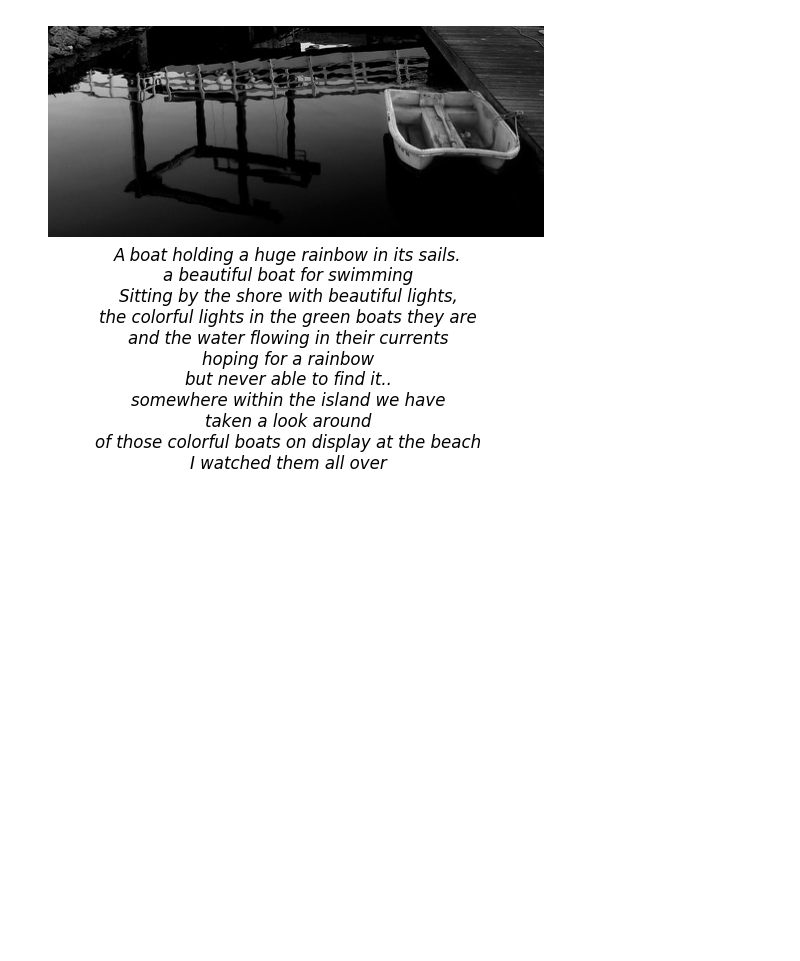
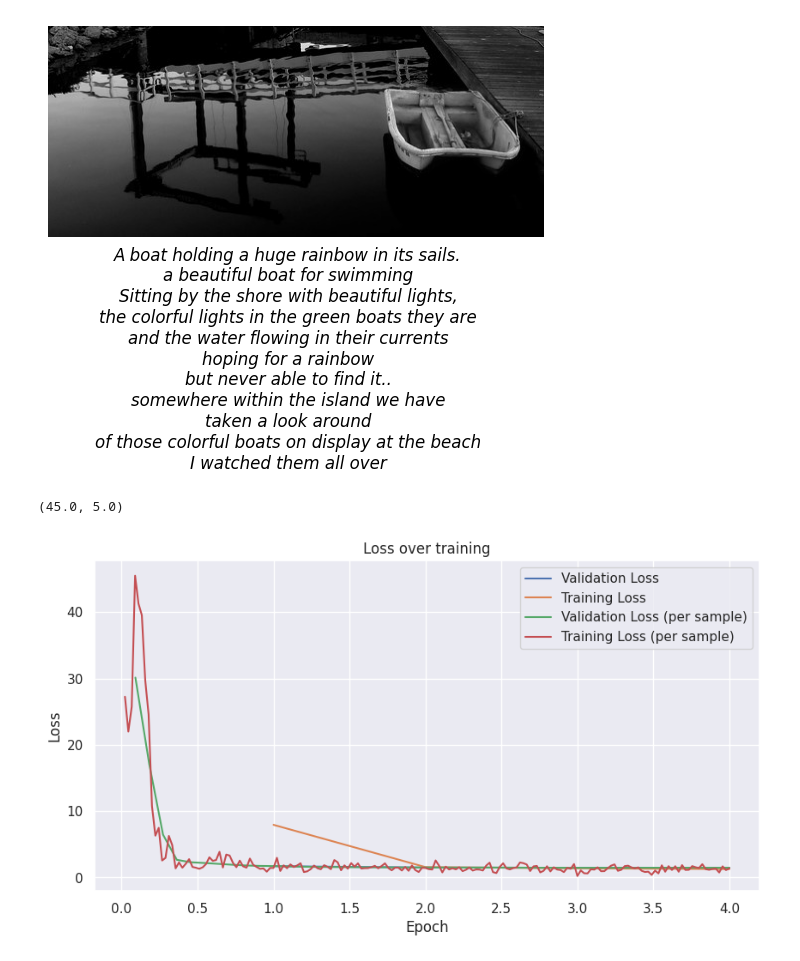
Before and after one commit to LukasLeindals/image-to-poem, a Jupyter notebook: notebooks/model_exploration.ipynb, the cells around one changed output. Saved outputs shown, nothing was run; the diff lists cells and outputs as text; code cells hidden in the pictures; blank space fills up the shorter version.

```diff
--- a/notebooks/model_exploration.ipynb
+++ b/notebooks/model_exploration.ipynb
@@ -261,0 +274,11 @@ Image caption: a row of boats sitting on a dock
+# %%
+200*0.9 // 4, 200*0.1 // 4
+# %% [output]
+(45.0, 5.0)
+# %%
+len_train_loader = 45
+len_val_loader = 5
+num_epochs = 4
+sample_every = 0.1
+# %% [output]
+[figure, added]
```
Also changed, not shown: parts of 2 cells of this notebook, 1 other file.
